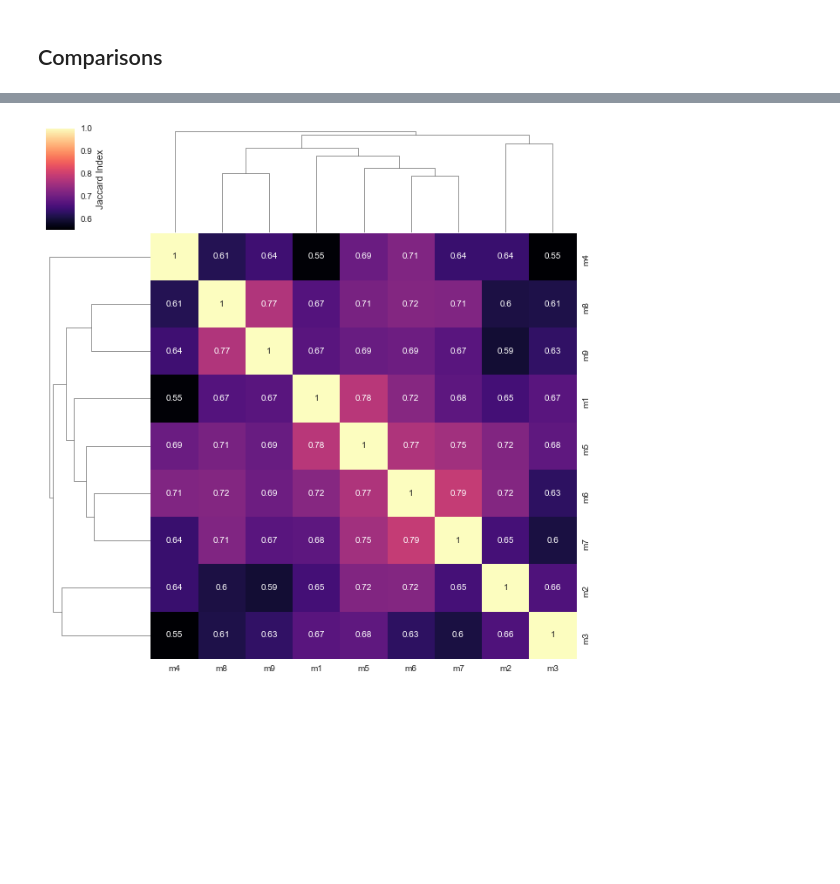
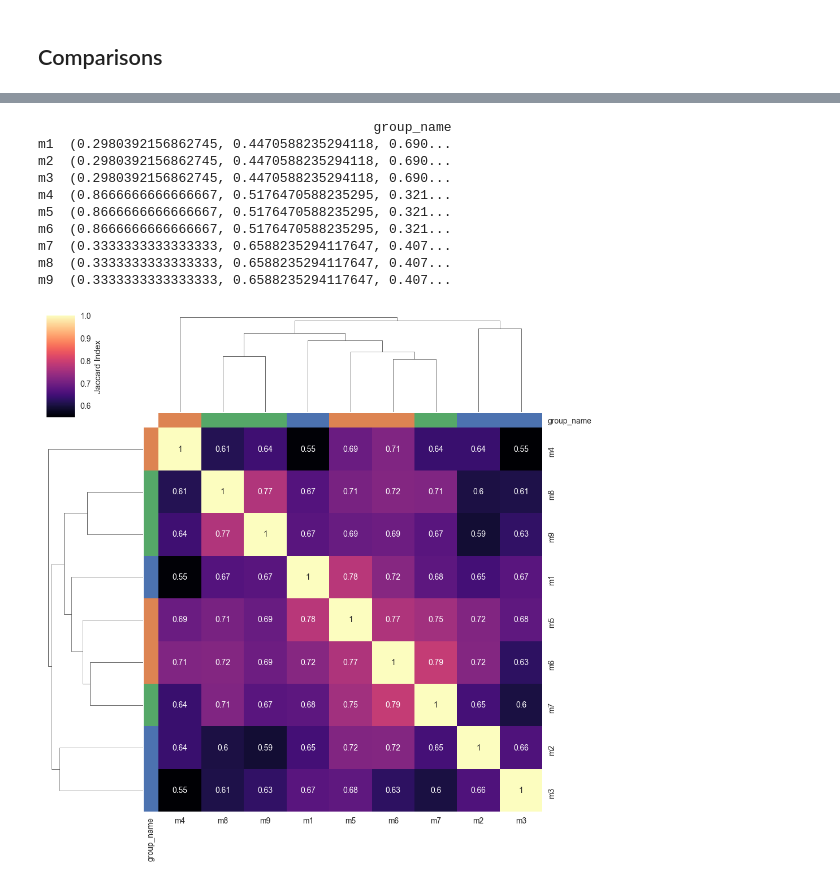
Before and after one commit to qwerty239qwe/pipeGEM, a Jupyter notebook: docs/source/tutorial/1_basic.ipynb, the cells around one changed output, grey strips where cells are left out. Drawn from its saved outputs; the diff is of its cells as text; code cells hidden in the pictures; blank space fills up the shorter version.

```diff
--- a/docs/source/tutorial/1_basic.ipynb
+++ b/docs/source/tutorial/1_basic.ipynb
@@ -292,7 +329,17 @@ comparison = grp.compare(method="jaccard", group_by=None)
 # %%
-comparison.plot(annot=True)
+comparison.plot(annot=True, row_color_by="group_name", col_color_by="group_name")
 # %% [output]
+                                           group_name
+m1  (0.2980392156862745, 0.4470588235294118, 0.690...
+m2  (0.2980392156862745, 0.4470588235294118, 0.690...
+m3  (0.2980392156862745, 0.4470588235294118, 0.690...
+m4  (0.8666666666666667, 0.5176470588235295, 0.321...
+m5  (0.8666666666666667, 0.5176470588235295, 0.321...
+m6  (0.8666666666666667, 0.5176470588235295, 0.321...
+m7  (0.3333333333333333, 0.6588235294117647, 0.407...
+m8  (0.3333333333333333, 0.6588235294117647, 0.407...
+m9  (0.3333333333333333, 0.6588235294117647, 0.407...
-[figure, old version]
+[figure, new version]
 # %%
 comparison = grp.compare(method="PCA", group_by=None, n_components=3)
 # %%
```
Also changed, not shown: parts of 21 cells of this notebook, 8 other files.
